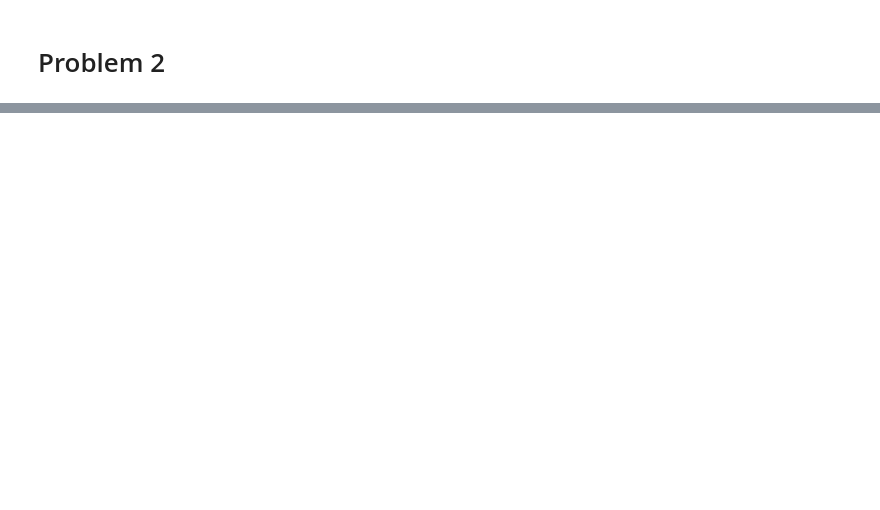
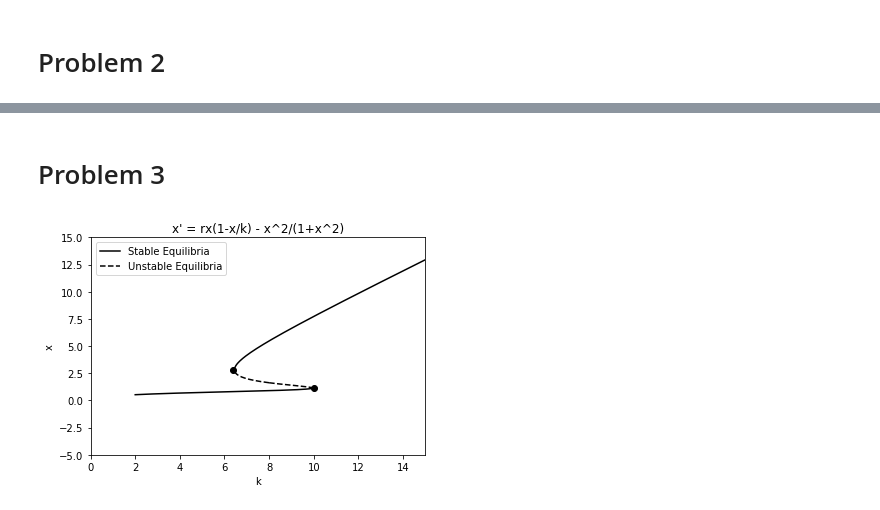
Before and after one commit to mattschaelling/acme_vol4, a Jupyter notebook: Hysteresis/hysteresis.ipynb, the cells around one changed output, grey strips where cells are left out. Cells and saved outputs as stored; diff of their text form; code cells hidden in the pictures; blank space fills up the shorter version.

```diff
--- a/Hysteresis/hysteresis.ipynb
+++ b/Hysteresis/hysteresis.ipynb
@@ -95,0 +96,52 @@ for eta in [-1., -.2, .2, 1.]:
+# %% [markdown]
+# Problem 3
+# %%
+def system(x, k):
+    r = .56
+    return r*x*(1. - (x/np.float(k))) - (x**2 / (1. + x**2))
+
+def EmbeddingAlg(param_list, guess, F):
+    X = []
+    for param in param_list:
+        try:
+            # Solve for x_value making F(x_value, param) = 0.
+            x_value = newton(F, guess, fprime=None, args=(param,), tol=1E-7, maxiter=50)
+            # Record the solution and update guess for the next iteration.
+            X.append(x_value)
+            guess = x_value
+        except RuntimeError:
+            # If Newton's method fails, return a truncated list of parameters
+            # with the corresponding x values.
+            return param_list[:len(X)], X
+    # Return the list of parameters and the corresponding x values.
+    return param_list, np.array(X)
+
+starting_vals = [[np.sqrt(5), 0, 0],[np.sqrt(5), 0, 0],[0,-np.sqrt(5),0],[0, -np.sqrt(5), 0]]
+i = 0
+
+start = [(2,10.5, .5, 1), (6.2,15,13, -1), (8,10,2,1), (6,8,2,-1)]
+
+# Top curve shown in the bifurcation diagram
+C1, X1 = EmbeddingAlg(np.linspace(start[0][0], start[0][1], 200)[::start[0][3]], start[0][2], system)
+# The bottom curve
+C2, X2 = EmbeddingAlg(np.linspace(start[1][0], start[1][1], 200)[::start[1][3]], start[1][2], system)
+# The middle curve (in two parts)
+C3, X3 = EmbeddingAlg(np.linspace(start[2][0], start[2][1], 200)[::start[2][3]], start[2][2], system)
+C4, X4 = EmbeddingAlg(np.linspace(start[3][0], start[3][1], 200)[::start[3][3]], start[3][2], system)
+
+plt.plot(C1, X1, 'k', label='Stable Equilibria')
+plt.plot(C2, X2, 'k')
+plt.plot(C3, X3, '--k', label='Unstable Equilibria')
+plt.plot(C4, X4, '--k')
+a = np.array([6.4,10])
+b = np.array([2.8, 1.1])
+plt.scatter(a,b,c='k')
+plt.xlabel('k')
+plt.ylabel('x')
+plt.title("x' = rx(1-x/k) - x^2/(1+x^2)")
+plt.xlim(0,15)
+plt.ylim(-5,15)
+plt.legend()
+plt.show()
+# %% [output]
+[figure, added]
```
Also changed, not shown: parts of 2 cells of this notebook.
